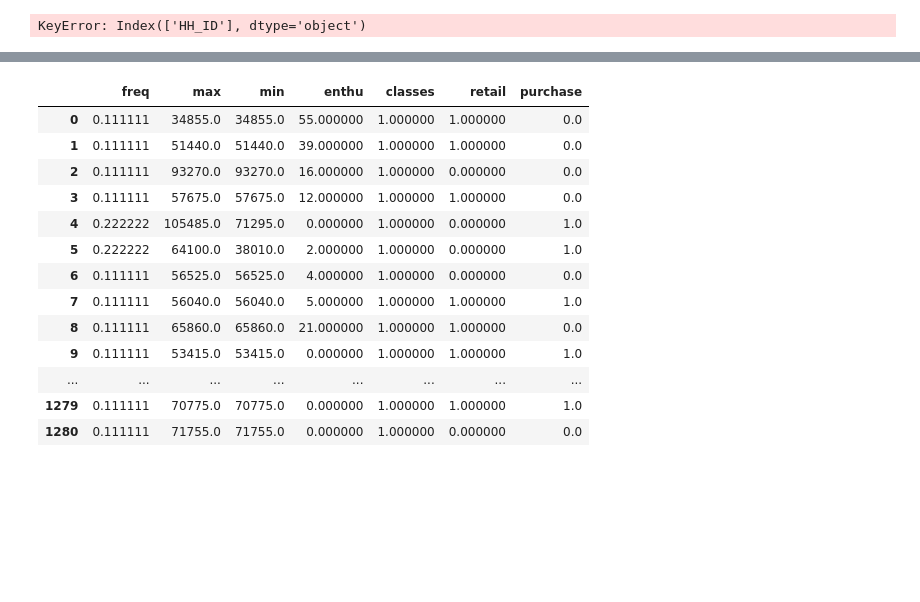
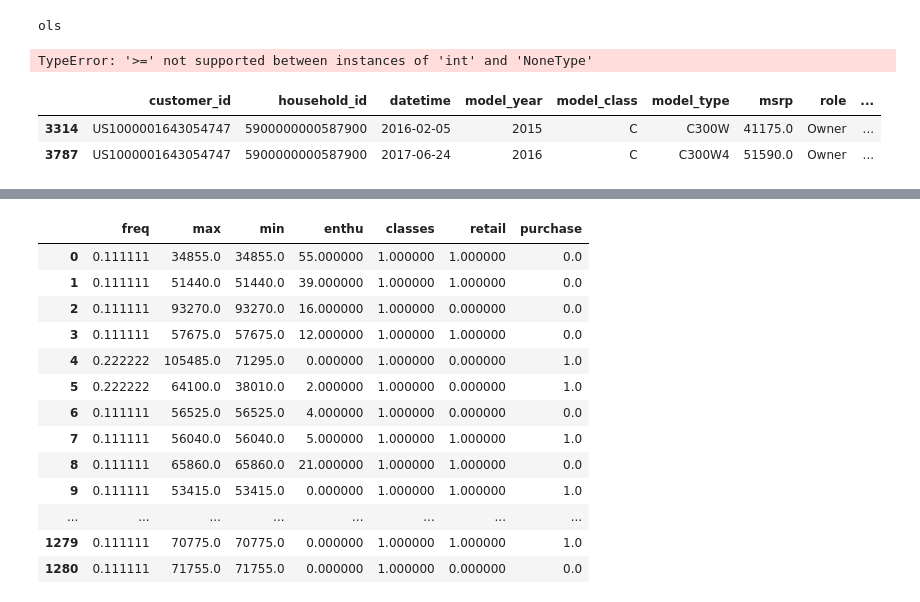
Before and after one commit to ajgokhale/voyager-data-analysis-fa18, a Jupyter notebook: models/regression.ipynb, the cells around one changed output, grey strips where cells are left out. Saved outputs shown, nothing was run; the diff lists cells and outputs as text; code cells hidden in the pictures; blank space fills up the shorter version.

```diff
--- a/models/regression.ipynb
+++ b/models/regression.ipynb
@@ -10 +15,7 @@ import models
+# %%
+moduleName = input()
+importlib.import_module(moduleName)
+# %% [output]
+ols
+TypeError: '>=' not supported between instances of 'int' and 'NoneType'
 # %%
@@ -16,6 +27,6 @@ survey_df = pd.read_csv(r'..\..\data\UCBerkeley_Survey_Data.csv')
 # %%
 # remove any duplicates in the data (does not consider date because some obvious duplicates have slightly different dates)
 
-sales_df = sales_df.drop_duplicates(subset=['CUST_ID','HH_ID','MOD_YEAR', 'MOD_DESC', 'TOT_MSRP', 'TRANS_TYPE', 'CONTRACT_TYPE'])
+sales_df = sales_df.drop_duplicates(subset=['customer_id','household_id','model_year', 'model_type', 'msrp', 'trans_type', 'contract_type'])
+services_df = services_df.drop_duplicates(subset =['customer_id','household_id', 'datetime'])
+survey_df = survey_df.drop_duplicates(subset =['customer_id','household_id', 'datetime'])
-# %% [output]
-KeyError: Index(['HH_ID'], dtype='object')
@@ -25,0 +43,6 @@ sales_dfs = [x for _, x in sales_df.groupby(sales_df['CUST_ID'])]
+# %%
+sales_dfs[1]
+# %% [output]
+|  | customer_id | household_id | datetime | model_year | model_class | model_type | msrp | role | ... |
+| 3314 | US1000001643054747 | 5900000000587900 | 2016-02-05 | 2015 | C | C300W | 41175.0 | Owner | ... |
+| 3787 | US1000001643054747 | 5900000000587900 | 2017-06-24 | 2016 | C | C300W4 | 51590.0 | Owner | ... |
```
Also changed, not shown: parts of 19 cells of this notebook, 1 other file.
